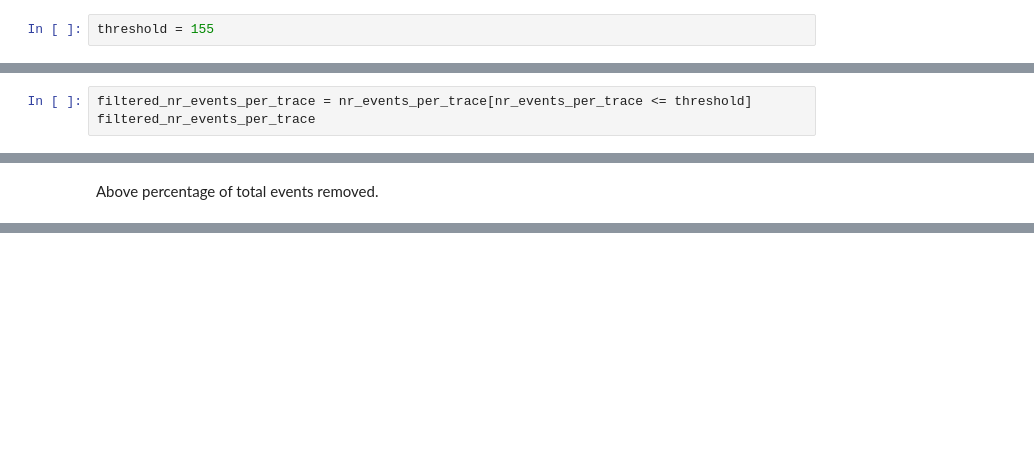
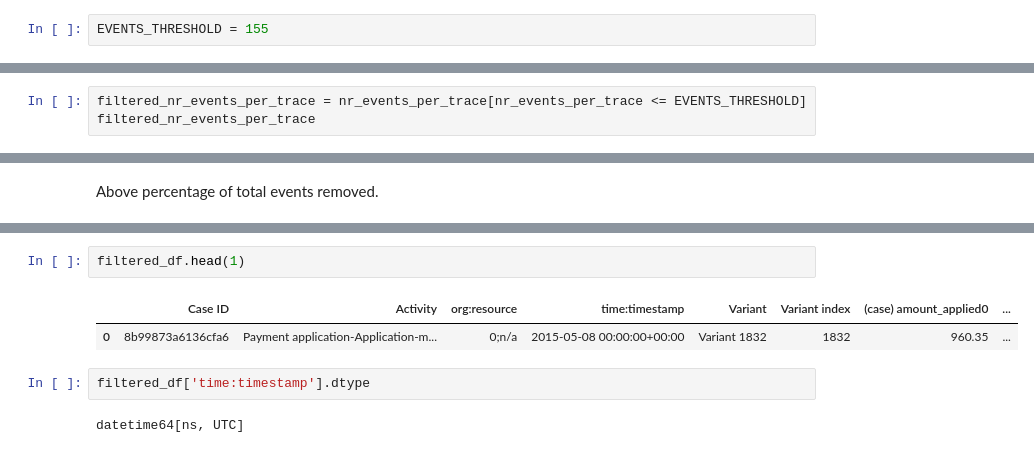
Before and after one commit to rowanarts/process-mining-assignment-2, a Jupyter notebook: Q1/transform_and_filter_df.ipynb, the cells around one changed output, grey strips where cells are left out. Drawn from its saved outputs; the diff is of its cells as text; blank space fills up the shorter version.

```diff
--- a/Q1/transform_and_filter_df.ipynb
+++ b/Q1/transform_and_filter_df.ipynb
@@ -96,7 +103,7 @@ filtered_df
 # %% [markdown]
 ## Remove traces that have large number of events
 # %%
-threshold = 155
+EVENTS_THRESHOLD = 155
 # %%
 nr_events_per_trace = filtered_df['Case ID'].value_counts()
 nr_events_per_trace
@@ -114,6 +121,6 @@ a8118d96af27df2b      25
 e464e72a43e59a55      24
 Name: Case ID, Length: 43809, dtype: int64
 # %%
-filtered_nr_events_per_trace = nr_events_per_trace[nr_events_per_trace <= threshold]
+filtered_nr_events_per_trace = nr_events_per_trace[nr_events_per_trace <= EVENTS_THRESHOLD]
 filtered_nr_events_per_trace
 # %% [output]
@@ -181,0 +190,9 @@ Above percentage of total events removed.
+# %%
+filtered_df.head(1)
+# %% [output]
+|  | Case ID | Activity | org:resource | time:timestamp | Variant | Variant index | (case) amount_applied0 | ... |
+| 0 | 8b99873a6136cfa6 | Payment application-Application-m... | 0;n/a | 2015-05-08 00:00:00+00:00 | Variant 1832 | 1832 | 960.35 | ... |
+# %%
+filtered_df['time:timestamp'].dtype
+# %% [output]
+datetime64[ns, UTC]
```
Also changed, not shown: parts of 43 cells of this notebook, 1 other file.
